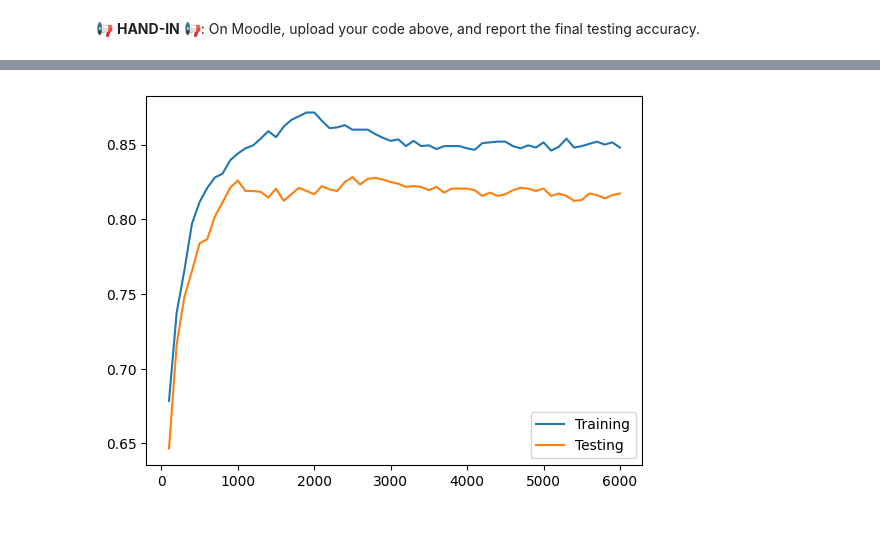
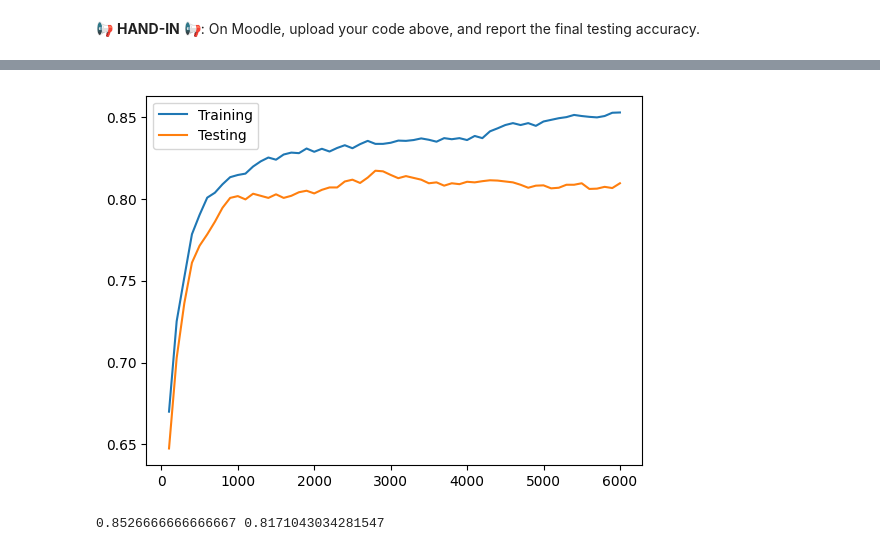
Before and after one commit to Avvvvvvie/MLDM, a Jupyter notebook: week4/L04_Logistic_Regression.ipynb, the cells around one changed output, grey strips where cells are left out. Drawn from its saved outputs; the diff is of its cells as text; code cells hidden in the pictures.

```diff
--- a/week4/L04_Logistic_Regression.ipynb
+++ b/week4/L04_Logistic_Regression.ipynb
@@ -263,7 +266,7 @@ Now that you've trained a logistic regression classifier on this task, see how f
 On Moodle, upload your code above, and report the final testing accuracy.
 # %%
 def noise(faces):
-  return [face + np.random.randn(len(face)) for face in faces]
+  return [face + np.random.randn(len(face)) * 0.5 for face in faces]
 
 test = trainingFaces
 plt.scatter(test[0], noise(test)[0])
@@ -305,32 +311,34 @@ plt.show()
 # %%
 import sklearn.linear_model
 
 
 
 augmentedTrainingFaces = np.concatenate((trainingFaces, flip(trainingFaces), noise(trainingFaces)))
 augmentedTestingFaces = np.concatenate((testingFaces, flip(testingFaces), noise(testingFaces)))
 augmentedTrainingLabels = np.concatenate((trainingLabels, trainingLabels, trainingLabels))
 augmentedTestingLabels = np.concatenate((testingLabels, testingLabels, testingLabels))
 
 trainingAccuracies = []
 testingAccuracies = []
 Mvalues = np.arange(100, 6001, 100)
 for M in Mvalues:
   logisticRegressor = sklearn.linear_model.LogisticRegression(max_iter=500,C=0.01)
 
   logisticRegressor.fit(augmentedTrainingFaces[:M], augmentedTrainingLabels[:M])
-  trainingLabels_pred = logisticRegressor.predict(trainingFaces)
-  testingLabels_pred = logisticRegressor.predict(testingFaces)
+  trainingLabels_pred = logisticRegressor.predict(augmentedTrainingFaces)
+  testingLabels_pred = logisticRegressor.predict(augmentedTestingFaces)
 
-  trainingAcc = np.sum(trainingLabels_pred == trainingLabels) / len(trainingLabels_pred)
-  testingAcc = np.sum(testingLabels_pred == testingLabels) / len(testingLabels_pred)
+  trainingAcc = np.sum(trainingLabels_pred == augmentedTrainingLabels) / len(trainingLabels_pred)
+  testingAcc = np.sum(testingLabels_pred == augmentedTestingLabels) / len(testingLabels_pred)
 
   trainingAccuracies.append(trainingAcc)
   testingAccuracies.append(testingAcc)
 
 plt.plot(Mvalues, trainingAccuracies)
 plt.plot(Mvalues, testingAccuracies)
 plt.legend([ "Training", "Testing" ])
 plt.show()
+print(np.max(trainingAccuracies),np.max(testingAccuracies))
 # %% [output]
-[figure, old version]
+[figure, new version]
+0.8526666666666667 0.8171043034281547
```
Also changed, not shown: parts of 3 cells of this notebook.
